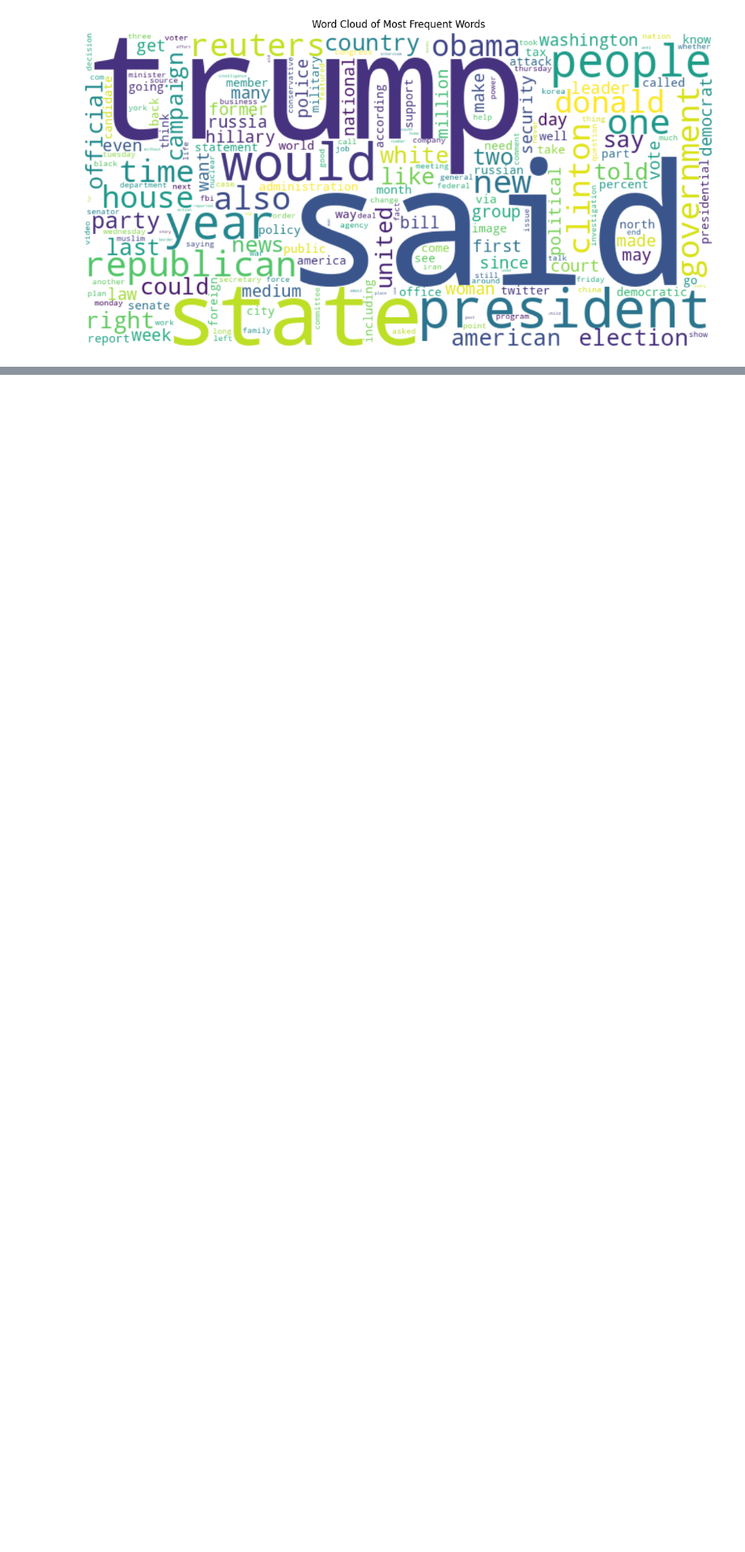
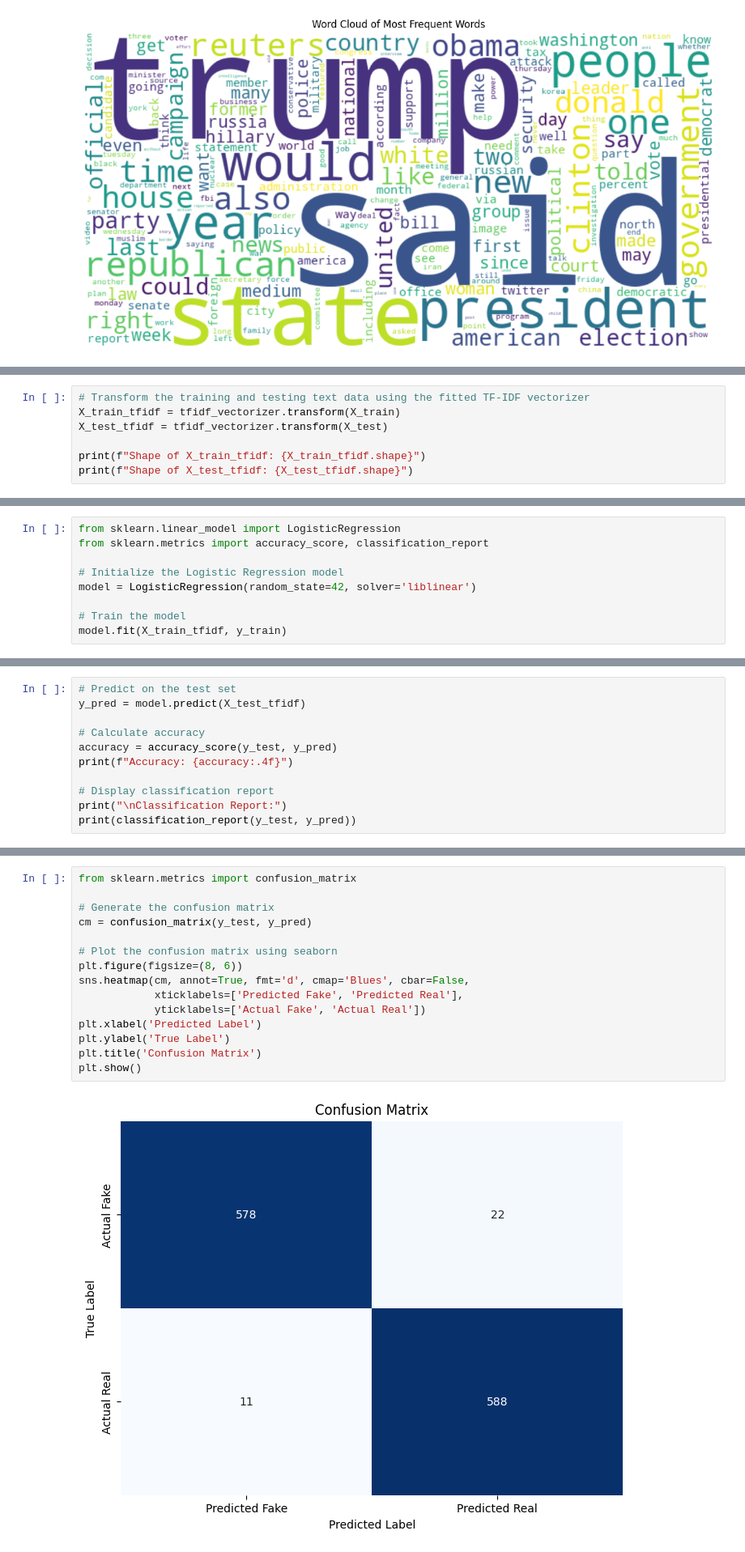
Before and after one commit to kxrrym03/Fake-News-Detection, a Jupyter notebook: Fake_News_Detection.ipynb, the cells around one changed output, grey strips where cells are left out. Shown at 81% size. Drawn from its saved outputs; the diff is of its cells as text; blank space fills up the shorter version.

```diff
--- a/Fake_News_Detection.ipynb
+++ b/Fake_News_Detection.ipynb
@@ -376,0 +422,7 @@ plt.show()
+# %%
+# Transform the training and testing text data using the fitted TF-IDF vectorizer
+X_train_tfidf = tfidf_vectorizer.transform(X_train)
+X_test_tfidf = tfidf_vectorizer.transform(X_test)
+
+print(f"Shape of X_train_tfidf: {X_train_tfidf.shape}")
+print(f"Shape of X_test_tfidf: {X_test_tfidf.shape}")
@@ -376,0 +434,9 @@ plt.show()
+# %%
+from sklearn.linear_model import LogisticRegression
+from sklearn.metrics import accuracy_score, classification_report
+
+# Initialize the Logistic Regression model
+model = LogisticRegression(random_state=42, solver='liblinear')
+
+# Train the model
+model.fit(X_train_tfidf, y_train)
@@ -376,0 +445,11 @@ plt.show()
+# %%
+# Predict on the test set
+y_pred = model.predict(X_test_tfidf)
+
+# Calculate accuracy
+accuracy = accuracy_score(y_test, y_pred)
+print(f"Accuracy: {accuracy:.4f}")
+
+# Display classification report
+print("\nClassification Report:")
+print(classification_report(y_test, y_pred))
@@ -376,0 +468,17 @@ plt.show()
+# %%
+from sklearn.metrics import confusion_matrix
+
+# Generate the confusion matrix
+cm = confusion_matrix(y_test, y_pred)
+
+# Plot the confusion matrix using seaborn
+plt.figure(figsize=(8, 6))
+sns.heatmap(cm, annot=True, fmt='d', cmap='Blues', cbar=False,
+            xticklabels=['Predicted Fake', 'Predicted Real'],
+            yticklabels=['Actual Fake', 'Actual Real'])
+plt.xlabel('Predicted Label')
+plt.ylabel('True Label')
+plt.title('Confusion Matrix')
+plt.show()
+# %% [output]
+[figure, added]
```
Also changed, not shown: parts of 8 cells of this notebook.
